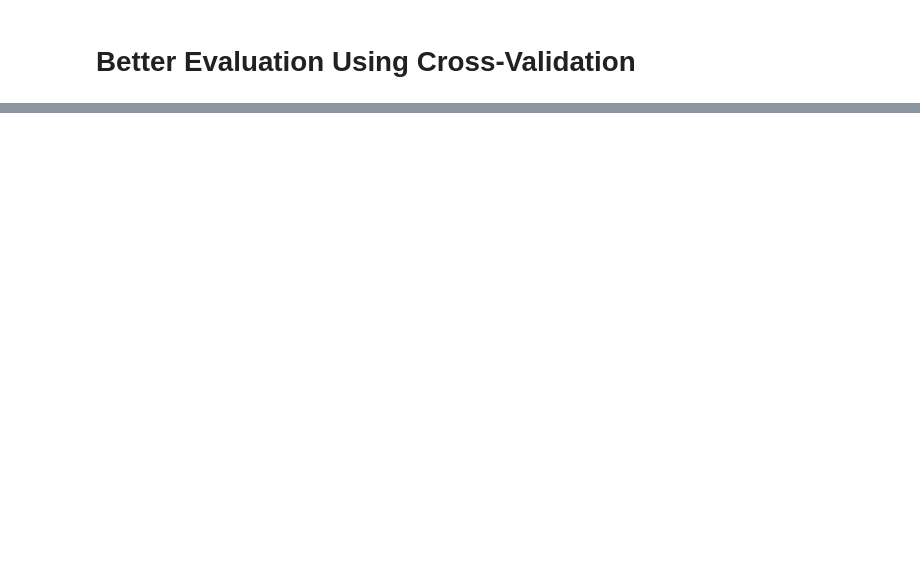
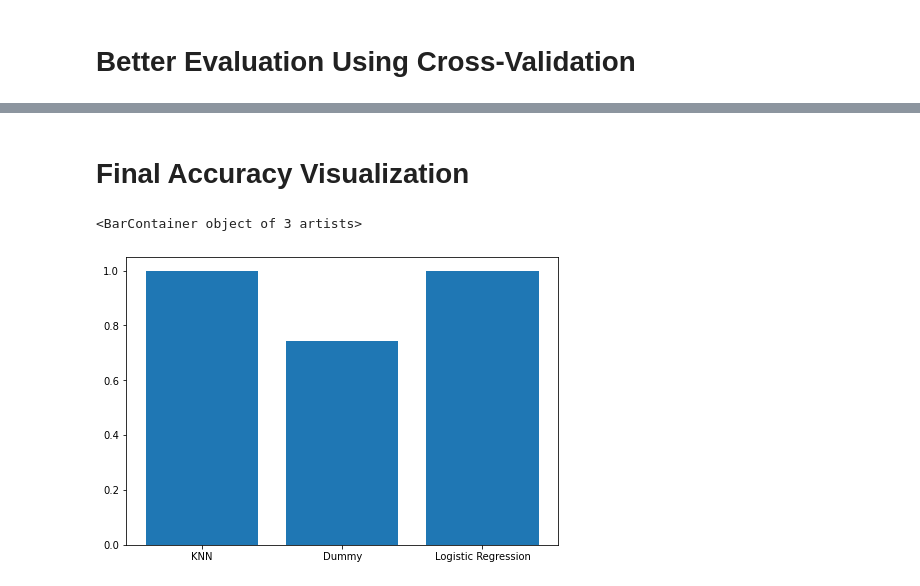
Before and after one commit to yuvalTrip/FinalProject, a Jupyter notebook: Final Project-N.N.3-Classification.ipynb, the cells around one changed output, grey strips where cells are left out. Cells and saved outputs as stored; diff of their text form; code cells hidden in the pictures; blank space fills up the shorter version.

```diff
--- a/Final Project-N.N.3-Classification.ipynb
+++ b/Final Project-N.N.3-Classification.ipynb
@@ -1030,2 +882,15 @@ confusin matrix,cross val
+# %% [markdown]
+# <b>Final Accuracy Visualization </b>
+# %%
+DumAc=metrics.accuracy_score(check_test,PredictionsM)
+KnnAc=metrics.accuracy_score(check_test,Predictions)
+LogAC=accurlog
+figure=plt.figure()
+Accu=[KnnAc,DumAc,LogAC]
+axes=figure.add_axes([0,0,1,1])#determine the size of the figure- (0,0) is the lower left point of the new axes in figure coodinates,1 its width and 1 height
+axes.bar(['KNN','Dummy','Logistic Regression'],Accu)
+# %% [output]
+<BarContainer object of 3 artists>
+[figure, added]
 # %%
 # compare actual response values (y_test) with predicted response values (y_pred)
```
Also changed, not shown: parts of 48 cells of this notebook.
